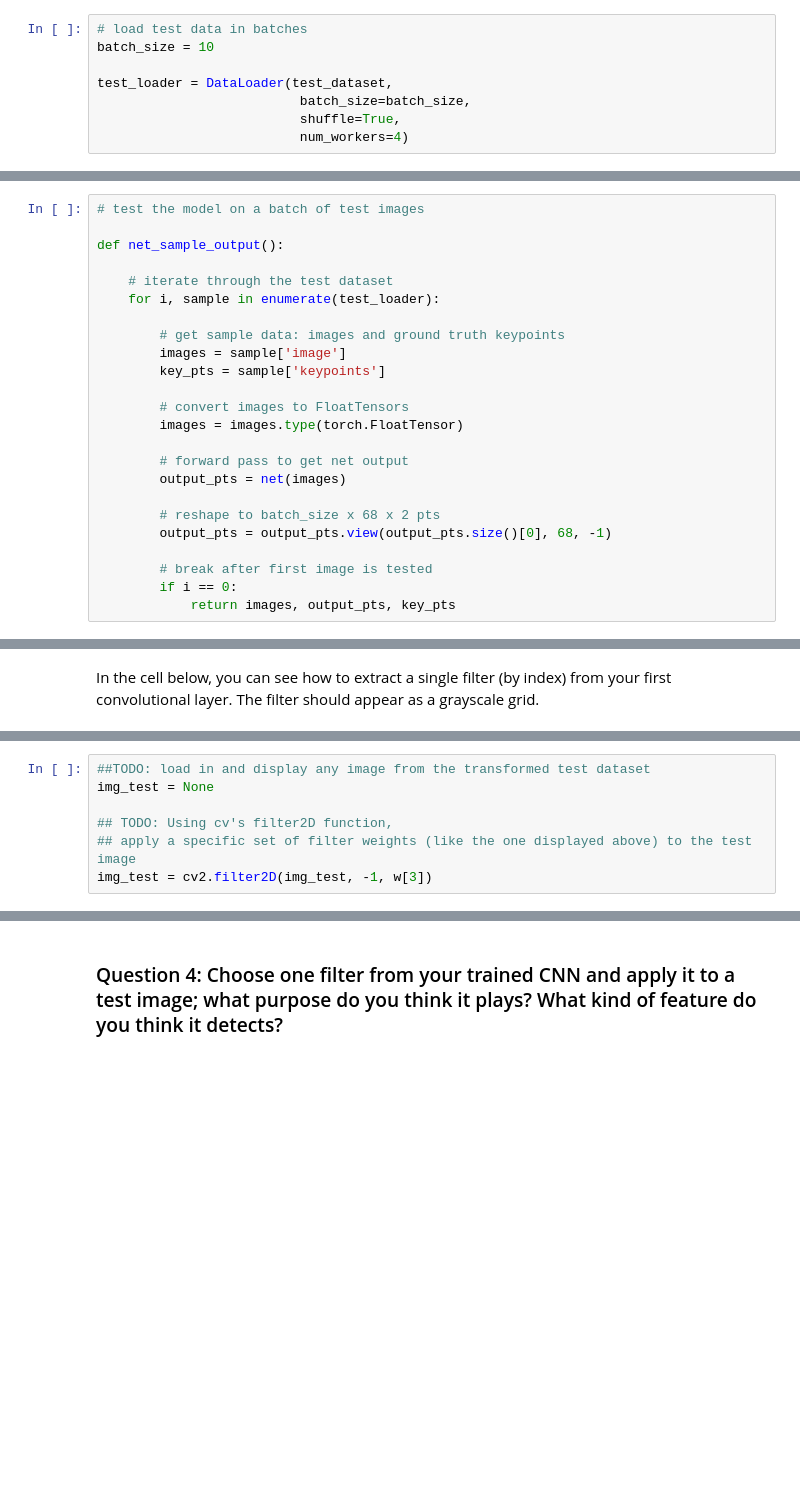
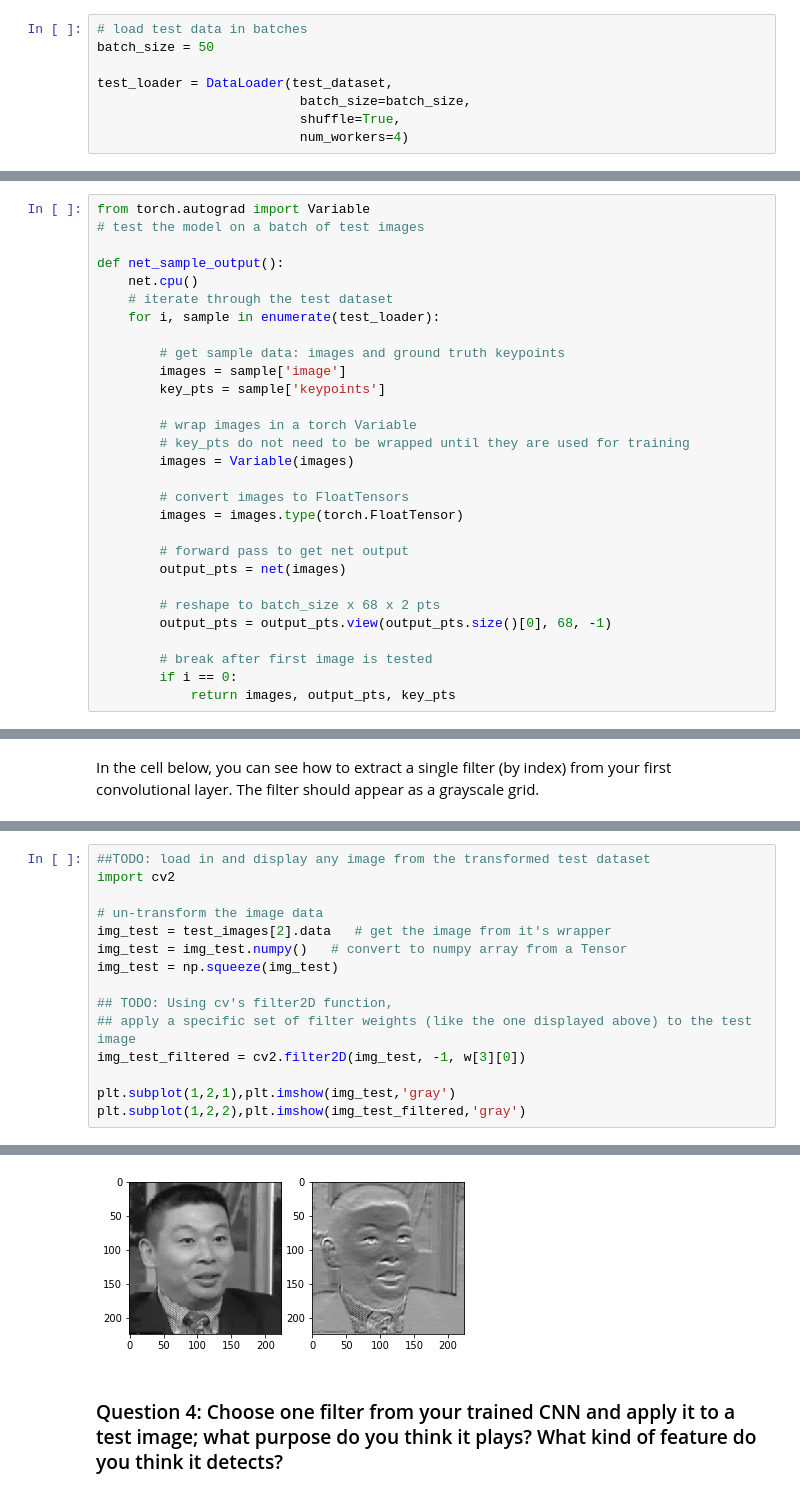
Before and after one commit to Randy-DENG/CVND_P1_Facial_Keypoints, a Jupyter notebook: 2. Define the Network Architecture.ipynb, the cells around one changed output, grey strips where cells are left out. Drawn from its saved outputs; the diff is of its cells as text; blank space fills up the shorter version.

```diff
--- a/2. Define the Network Architecture.ipynb
+++ b/2. Define the Network Architecture.ipynb
@@ -167,7 +212,7 @@ test_dataset = FacialKeypointsDataset(csv_file='data/test_frames_keypoints.csv',
                                              transform=data_transform)
 # %%
 # load test data in batches
-batch_size = 10
+batch_size = 50
 
 test_loader = DataLoader(test_dataset,
                           batch_size=batch_size,
@@ -183,16 +228,21 @@ To test the model on a test sample of data, you have to follow these steps:
 
 This function test how the network performs on the first batch of test data. It returns the images, the transformed images, the predicted keypoints (produced by the model), and the ground truth keypoints.
 # %%
+from torch.autograd import Variable
 # test the model on a batch of test images
 
 def net_sample_output():
-
+    net.cpu()
     # iterate through the test dataset
     for i, sample in enumerate(test_loader):
 
         # get sample data: images and ground truth keypoints
         images = sample['image']
         key_pts = sample['keypoints']
+
+        # wrap images in a torch Variable
+        # key_pts do not need to be wrapped until they are used for training
+        images = Variable(images)
 
         # convert images to FloatTensors
         images = images.type(torch.FloatTensor)
@@ -432,8 +550,17 @@ Next, choose a test image and filter it with one of the convolutional kernels in
 ---
 # %%
 ##TODO: load in and display any image from the transformed test dataset
-img_test = None
+import cv2
+
+# un-transform the image data
+img_test = test_images[2].data   # get the image from it's wrapper
+img_test = img_test.numpy()   # convert to numpy array from a Tensor
+img_test = np.squeeze(img_test)
 
 ## TODO: Using cv's filter2D function,
 ## apply a specific set of filter weights (like the one displayed above) to the test image
-img_test = cv2.filter2D(img_test, -1, w[3])
+img_test_filtered = cv2.filter2D(img_test, -1, w[3][0])
+
+plt.subplot(1,2,1),plt.imshow(img_test,'gray')
+plt.subplot(1,2,2),plt.imshow(img_test_filtered,'gray')
+# %% [output]
@@ -440,3 +569,4 @@ img_test = cv2.filter2D(img_test, -1, w[3])
+[figure, added]
 # %% [markdown]
 ### Question 4: Choose one filter from your trained CNN and apply it to a test image; what purpose do you think it plays? What kind of feature do you think it detects?
 # %% [markdown]
```
Also changed, not shown: parts of 13 cells of this notebook, 1 other file.
